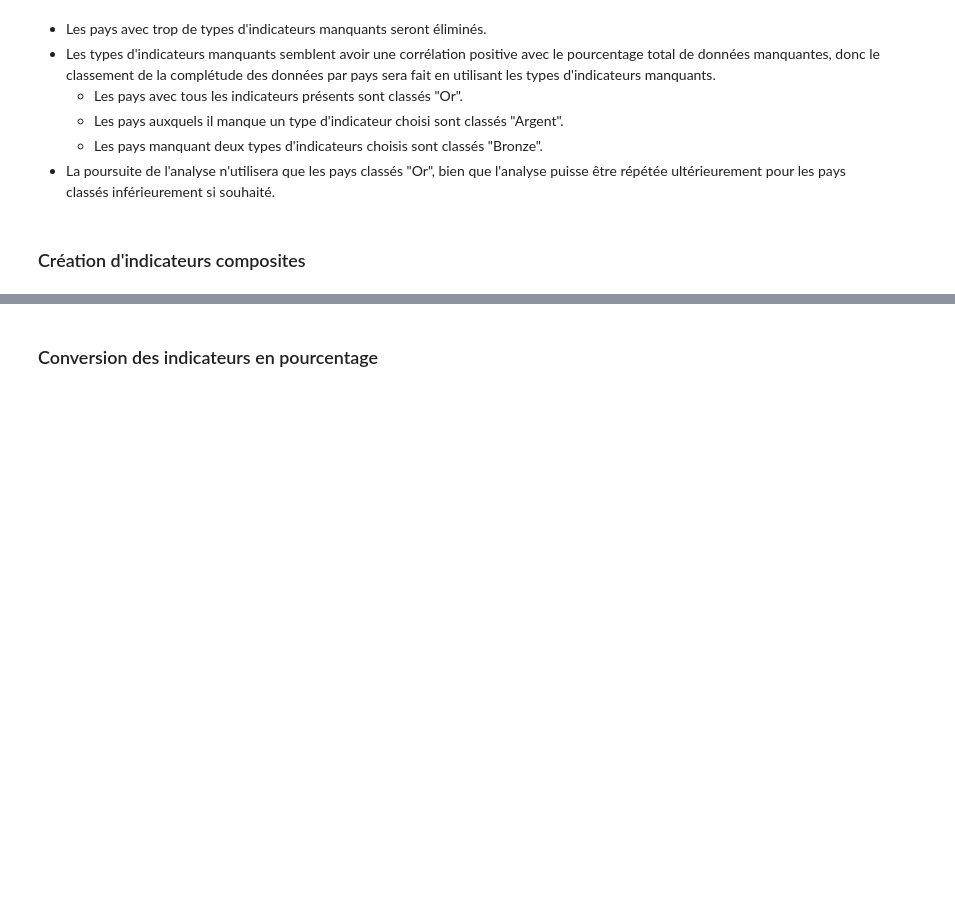
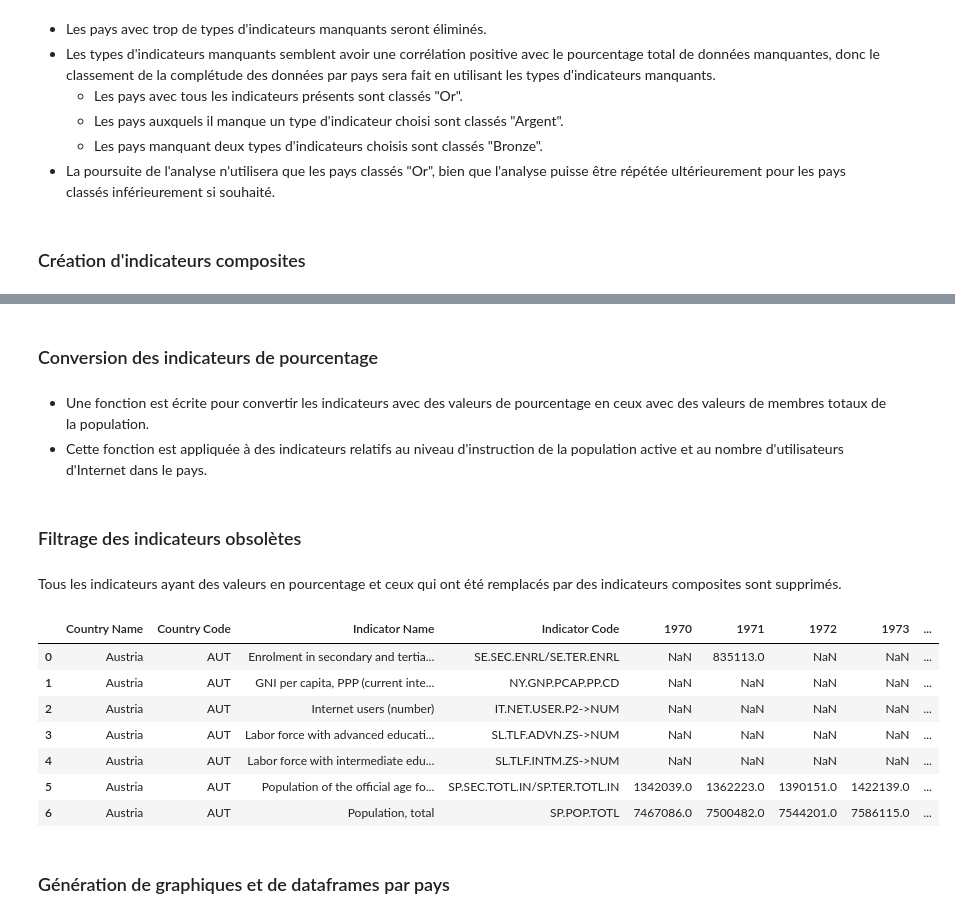
Before and after one commit to gabrielhermel/OC_DS_P2, a Jupyter notebook: Hermel_Gabriel_1_notebook_072022.ipynb, the cells around one changed output, grey strips where cells are left out. Drawn from its saved outputs; the diff is of its cells as text; code cells hidden in the pictures; blank space fills up the shorter version.

```diff
--- a/Hermel_Gabriel_1_notebook_072022.ipynb
+++ b/Hermel_Gabriel_1_notebook_072022.ipynb
@@ -737,2 +726,59 @@ edstats_sel_indic_gld_cntries = make_composite_indics(edstats_sel_indic_gld_cntr
 # %% [markdown]
-### Conversion des indicateurs en pourcentage <a class="anchor" id="convers_indic_perc"></a>
+### Conversion des indicateurs de pourcentage <a class="anchor" id="convers_indic_perc"></a>
+# %% [markdown]
+- Une fonction est écrite pour convertir les indicateurs avec des valeurs de pourcentage en ceux avec des valeurs de membres totaux de la population.
+- Cette fonction est appliquée à des indicateurs relatifs au niveau d'instruction de la population active et au nombre d'utilisateurs d'Internet dans le pays.
+# %%
+def convert_prcnt(df, indic_name, pop_indic_name, num_indic_name):
+    for cntry_name in cntries_w_all_sel_indic:
+        last_row_index = 0
+        src_row = pd.Series(dtype='object')
+        for index, row in df.iterrows():
+            if row['Country Name'] == cntry_name and row['Indicator Name'] == indic_name:
+                last_row_index = index
+                src_row = row
+                break
+        new_row = pd.Series({
+            'Country Name': src_row['Country Name'],
+            'Country Code': src_row['Country Code'],
+            'Indicator Name': num_indic_name,
+            'Indicator Code': src_row['Indicator Code'] + "->NUM"})
+        pop_row = df.loc[(df['Indicator Name'] == pop_indic_name) & (df['Country Name'] == cntry_name)].squeeze()
+        for year in all_yrs:
+            if math.isnan(src_row[year]) or math.isnan(pop_row[year]):
+                new_row = pd.concat([new_row, pd.Series({year: np.nan})])
+            else:
+                new_row = pd.concat([new_row, pd.Series({year: src_row[year] / 100 * pop_row[year]})])
+        df = insert_row(df, last_row_index + 1, new_row)
+    return df
+
+labor_force_secondary_prcnt = 'Labor force with intermediate education (% of total)'
+labor_force_tertiary_prcnt = 'Labor force with advanced education (% of total)'
+new_labor_force_sec_indic = "Labor force with intermediate education (number)"
+new_labor_force_ter_indic = "Labor force with advanced education (number)"
+new_int_usrs_indic = "Internet users (number)"
+
+edstats_sel_indic_gld_cntries = convert_prcnt(edstats_sel_indic_gld_cntries, labor_force_secondary_prcnt, labor_force_pop, new_labor_force_sec_indic)
+edstats_sel_indic_gld_cntries = convert_prcnt(edstats_sel_indic_gld_cntries, labor_force_tertiary_prcnt, labor_force_pop, new_labor_force_ter_indic)
+edstats_sel_indic_gld_cntries = convert_prcnt(edstats_sel_indic_gld_cntries, perc_int_usrs, total_pop, new_int_usrs_indic)
+# %% [markdown]
+### Filtrage des indicateurs obsolètes <a class="anchor" id="filt_indic_obsol"></a>
+# %% [markdown]
+Tous les indicateurs ayant des valeurs en pourcentage et ceux qui ont été remplacés par des indicateurs composites sont supprimés.
+# %%
+all_fixed_indics = [new_enrol_indic, new_of_age_indic, new_labor_force_sec_indic, new_labor_force_ter_indic,
+                    total_pop, new_int_usrs_indic, gni_pc_ppp]
+edstats_fixed_indic_gld_cntries = edstats_sel_indic_gld_cntries[edstats_sel_indic_gld_cntries['Indicator Name'].isin(all_fixed_indics)]
+edstats_fixed_indic_gld_cntries.reset_index(drop=True, inplace=True)
+edstats_fixed_indic_gld_cntries.head(7)
+# %% [output]
+|  | Country Name | Country Code | Indicator Name | Indicator Code | 1970 | 1971 | 1972 | 1973 | ... |
+| 0 | Austria | AUT | Enrolment in secondary and tertia... | SE.SEC.ENRL/SE.TER.ENRL | NaN | 835113.0 | NaN | NaN | ... |
+| 1 | Austria | AUT | GNI per capita, PPP (current inte... | NY.GNP.PCAP.PP.CD | NaN | NaN | NaN | NaN | ... |
+| 2 | Austria | AUT | Internet users (number) | IT.NET.USER.P2->NUM | NaN | NaN | NaN | NaN | ... |
+| 3 | Austria | AUT | Labor force with advanced educati... | SL.TLF.ADVN.ZS->NUM | NaN | NaN | NaN | NaN | ... |
+| 4 | Austria | AUT | Labor force with intermediate edu... | SL.TLF.INTM.ZS->NUM | NaN | NaN | NaN | NaN | ... |
+| 5 | Austria | AUT | Population of the official age fo... | SP.SEC.TOTL.IN/SP.TER.TOTL.IN | 1342039.0 | 1362223.0 | 1390151.0 | 1422139.0 | ... |
+| 6 | Austria | AUT | Population, total | SP.POP.TOTL | 7467086.0 | 7500482.0 | 7544201.0 | 7586115.0 | ... |
+# %% [markdown]
+### Génération de graphiques et de dataframes par pays <a class="anchor" id="gen_graphs_dfs"></a>
```
Also changed, not shown: parts of 9 cells of this notebook.
